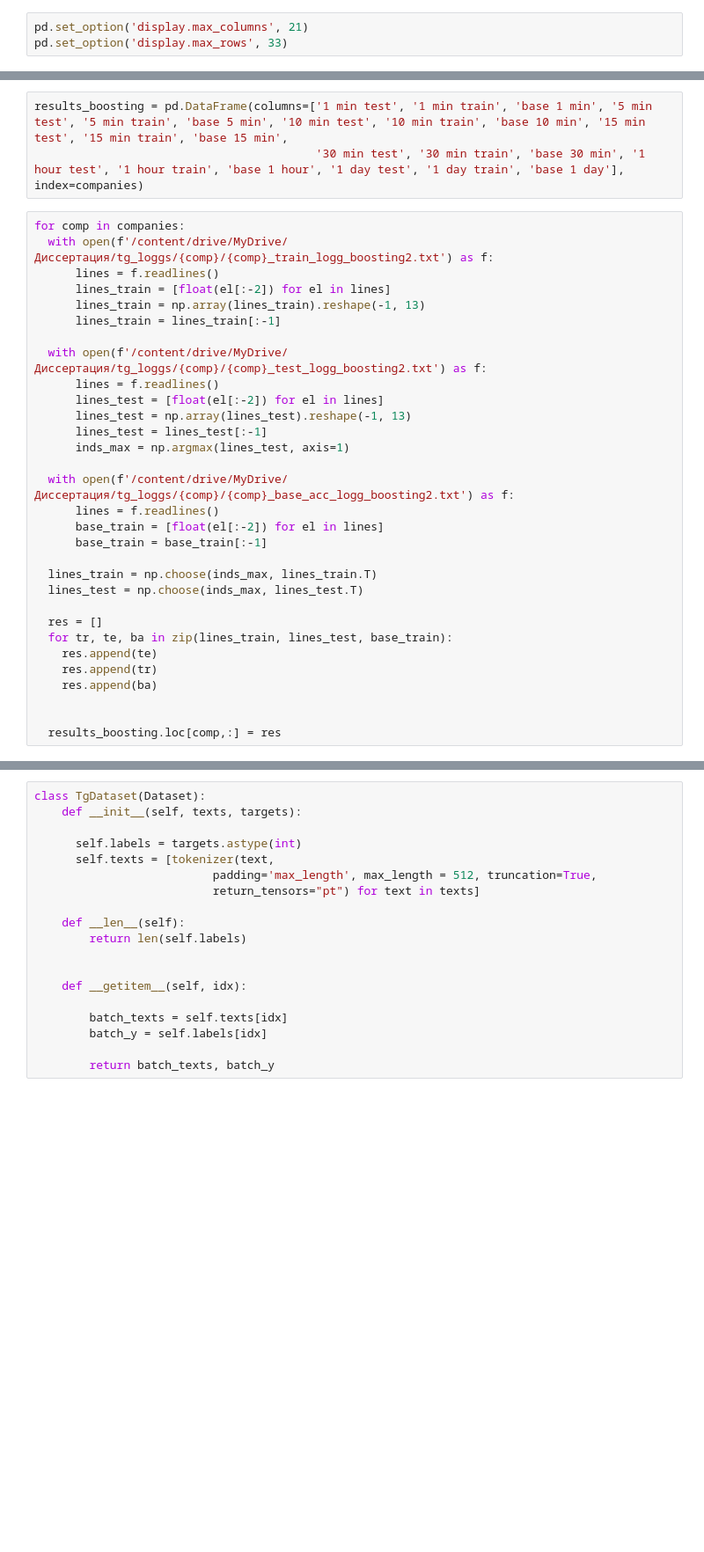
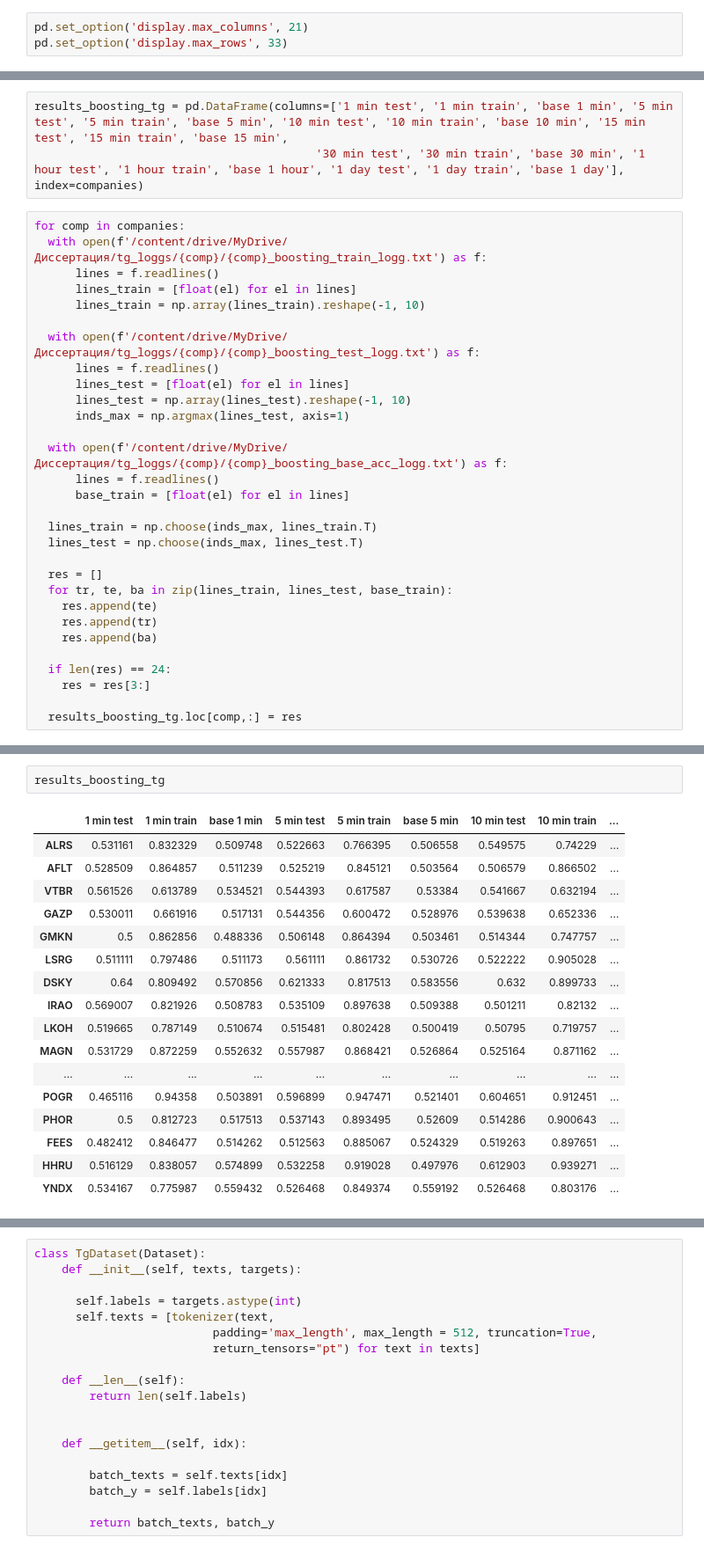
Before and after one commit to BorisenkoGeorgy/Disser_news_stocks, a Jupyter notebook: models/BaselineModels.ipynb, the cells around one changed output, grey strips where cells are left out. Shown: that part at 88% size. Cells and saved outputs as stored; diff of their text form; blank space fills up the shorter version.

```diff
--- a/models/BaselineModels.ipynb
+++ b/models/BaselineModels.ipynb
@@ -322,25 +192,22 @@ results_rf
 # %%
-results_boosting = pd.DataFrame(columns=['1 min test', '1 min train', 'base 1 min', '5 min test', '5 min train', 'base 5 min', '10 min test', '10 min train', 'base 10 min', '15 min test', '15 min train', 'base 15 min',
+results_boosting_tg = pd.DataFrame(columns=['1 min test', '1 min train', 'base 1 min', '5 min test', '5 min train', 'base 5 min', '10 min test', '10 min train', 'base 10 min', '15 min test', '15 min train', 'base 15 min',
                                          '30 min test', '30 min train', 'base 30 min', '1 hour test', '1 hour train', 'base 1 hour', '1 day test', '1 day train', 'base 1 day'], index=companies)
 # %%
 for comp in companies:
-  with open(f'/content/drive/MyDrive/Диссертация/tg_loggs/{comp}/{comp}_train_logg_boosting2.txt') as f:
+  with open(f'/content/drive/MyDrive/Диссертация/tg_loggs/{comp}/{comp}_boosting_train_logg.txt') as f:
       lines = f.readlines()
-      lines_train = [float(el[:-2]) for el in lines]
-      lines_train = np.array(lines_train).reshape(-1, 13)
-      lines_train = lines_train[:-1]
+      lines_train = [float(el) for el in lines]
+      lines_train = np.array(lines_train).reshape(-1, 10)
 
-  with open(f'/content/drive/MyDrive/Диссертация/tg_loggs/{comp}/{comp}_test_logg_boosting2.txt') as f:
+  with open(f'/content/drive/MyDrive/Диссертация/tg_loggs/{comp}/{comp}_boosting_test_logg.txt') as f:
       lines = f.readlines()
-      lines_test = [float(el[:-2]) for el in lines]
-      lines_test = np.array(lines_test).reshape(-1, 13)
-      lines_test = lines_test[:-1]
+      lines_test = [float(el) for el in lines]
+      lines_test = np.array(lines_test).reshape(-1, 10)
       inds_max = np.argmax(lines_test, axis=1)
 
-  with open(f'/content/drive/MyDrive/Диссертация/tg_loggs/{comp}/{comp}_base_acc_logg_boosting2.txt') as f:
+  with open(f'/content/drive/MyDrive/Диссертация/tg_loggs/{comp}/{comp}_boosting_base_acc_logg.txt') as f:
       lines = f.readlines()
-      base_train = [float(el[:-2]) for el in lines]
-      base_train = base_train[:-1]
+      base_train = [float(el) for el in lines]
 
   lines_train = np.choose(inds_max, lines_train.T)
   lines_test = np.choose(inds_max, lines_test.T)
@@ -351,5 +218,7 @@ for comp in companies:
     res.append(tr)
     res.append(ba)
 
+  if len(res) == 24:
+    res = res[3:]
 
-  results_boosting.loc[comp,:] = res
+  results_boosting_tg.loc[comp,:] = res
@@ -376 +225,21 @@ results_boosting
+# %%
+results_boosting_tg
+# %% [output]
+|  | 1 min test | 1 min train | base 1 min | 5 min test | 5 min train | base 5 min | 10 min test | 10 min train | ... |
+| ALRS | 0.531161 | 0.832329 | 0.509748 | 0.522663 | 0.766395 | 0.506558 | 0.549575 | 0.74229 | ... |
+| AFLT | 0.528509 | 0.864857 | 0.511239 | 0.525219 | 0.845121 | 0.503564 | 0.506579 | 0.866502 | ... |
+| VTBR | 0.561526 | 0.613789 | 0.534521 | 0.544393 | 0.617587 | 0.53384 | 0.541667 | 0.632194 | ... |
+| GAZP | 0.530011 | 0.661916 | 0.517131 | 0.544356 | 0.600472 | 0.528976 | 0.539638 | 0.652336 | ... |
+| GMKN | 0.5 | 0.862856 | 0.488336 | 0.506148 | 0.864394 | 0.503461 | 0.514344 | 0.747757 | ... |
+| LSRG | 0.511111 | 0.797486 | 0.511173 | 0.561111 | 0.861732 | 0.530726 | 0.522222 | 0.905028 | ... |
+| DSKY | 0.64 | 0.809492 | 0.570856 | 0.621333 | 0.817513 | 0.583556 | 0.632 | 0.899733 | ... |
+| IRAO | 0.569007 | 0.821926 | 0.508783 | 0.535109 | 0.897638 | 0.509388 | 0.501211 | 0.82132 | ... |
+| LKOH | 0.519665 | 0.787149 | 0.510674 | 0.515481 | 0.802428 | 0.500419 | 0.50795 | 0.719757 | ... |
+| MAGN | 0.531729 | 0.872259 | 0.552632 | 0.557987 | 0.868421 | 0.526864 | 0.525164 | 0.871162 | ... |
+| ... | ... | ... | ... | ... | ... | ... | ... | ... | ... |
+| POGR | 0.465116 | 0.94358 | 0.503891 | 0.596899 | 0.947471 | 0.521401 | 0.604651 | 0.912451 | ... |
+| PHOR | 0.5 | 0.812723 | 0.517513 | 0.537143 | 0.893495 | 0.52609 | 0.514286 | 0.900643 | ... |
+| FEES | 0.482412 | 0.846477 | 0.514262 | 0.512563 | 0.885067 | 0.524329 | 0.519263 | 0.897651 | ... |
+| HHRU | 0.516129 | 0.838057 | 0.574899 | 0.532258 | 0.919028 | 0.497976 | 0.612903 | 0.939271 | ... |
+| YNDX | 0.534167 | 0.775987 | 0.559432 | 0.526468 | 0.849374 | 0.559192 | 0.526468 | 0.803176 | ... |
 # %% [markdown]
```
Also changed, not shown: parts of 77 cells of this notebook, 1 other file.
